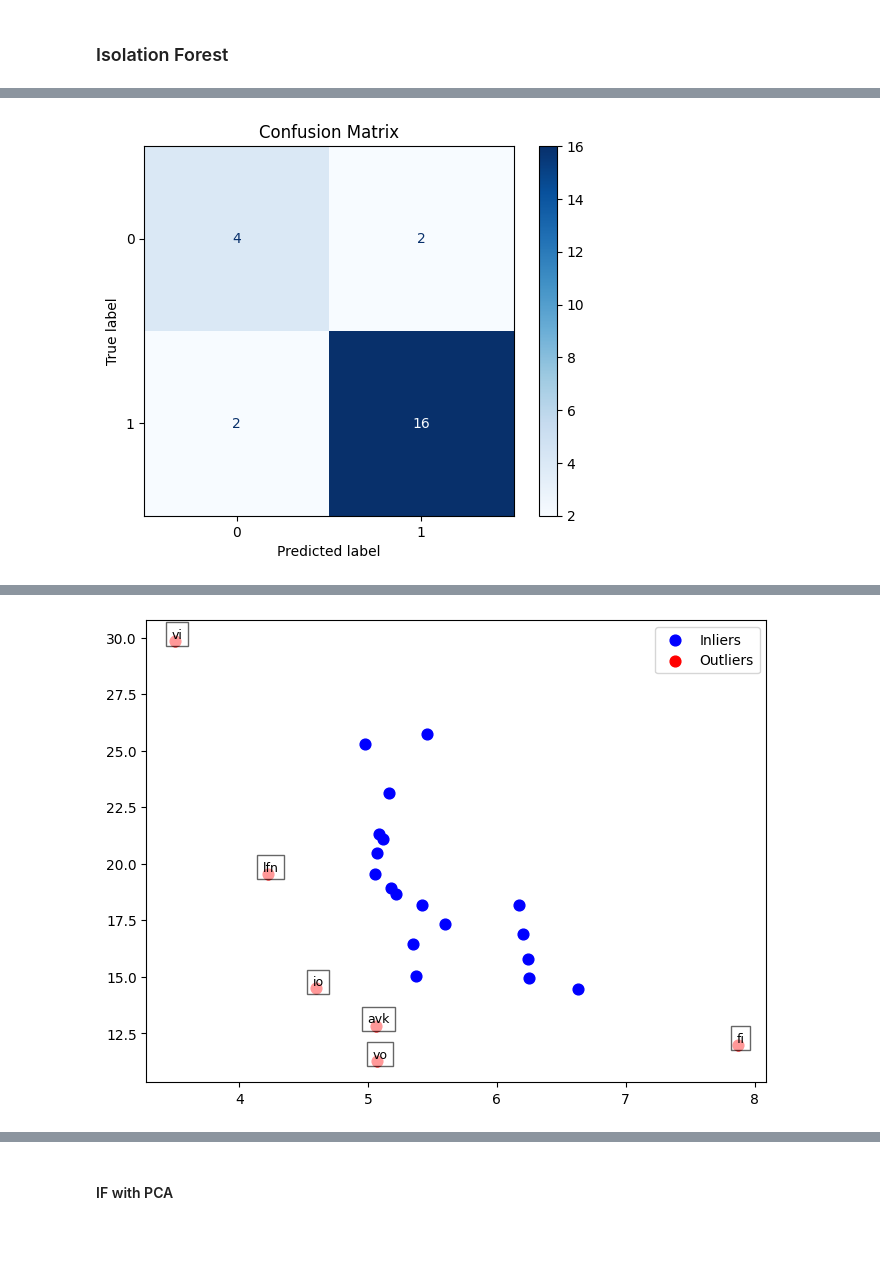
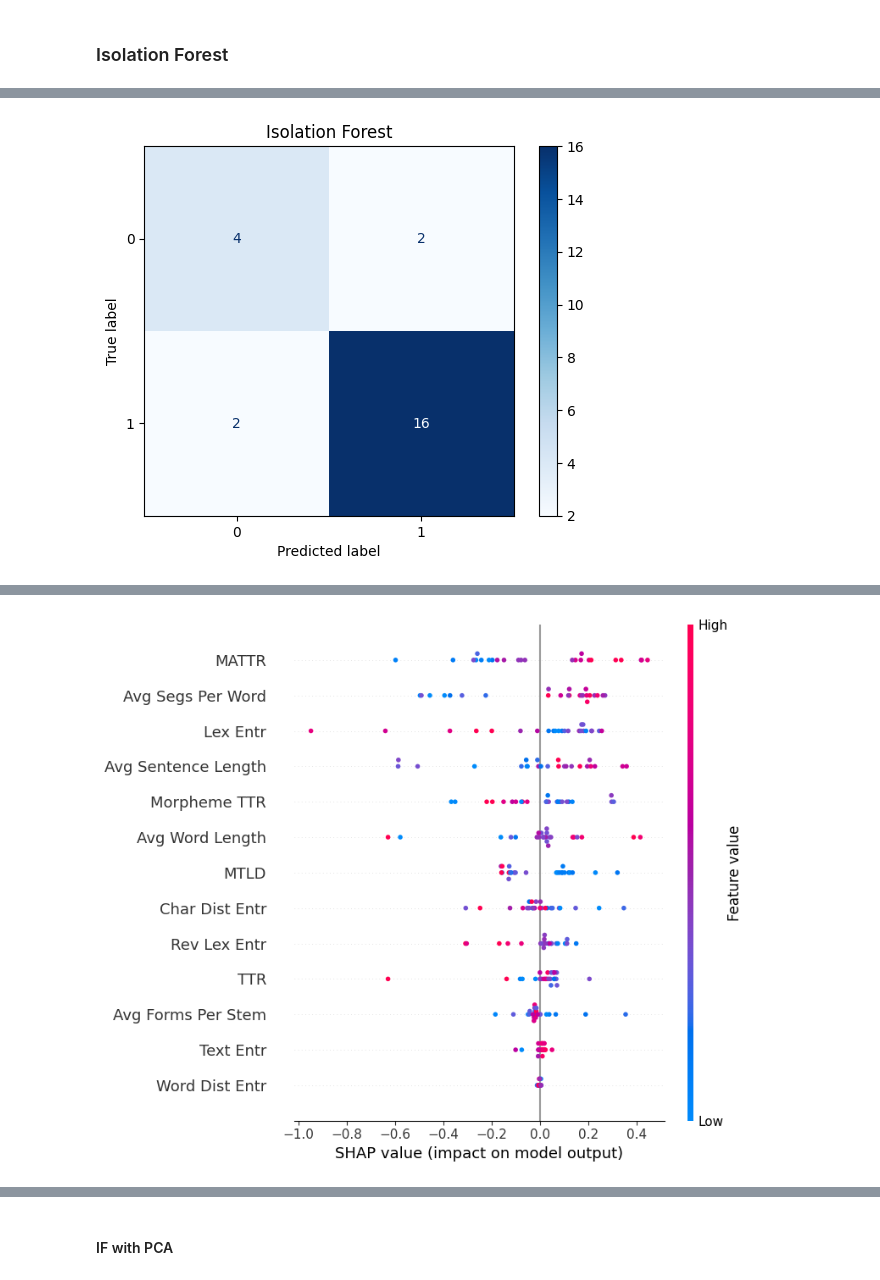
Before and after one commit to kirbergerconnor/iscl-thesis, a Jupyter notebook: anomalydetection.ipynb, the cells around one changed output, grey strips where cells are left out. Cells and saved outputs as stored; diff of their text form; code cells hidden in the pictures; blank space fills up the shorter version.

```diff
--- a/anomalydetection.ipynb
+++ b/anomalydetection.ipynb
@@ -480,35 +470,20 @@ print({n: (y, y_pred) for n, (y, y_pred) in zip(data['Corpus'].values, zip(y, y_
 cm = confusion_matrix(y, y_pred)
 disp = ConfusionMatrixDisplay(cm)
 disp.plot(cmap=plt.cm.Blues)
-plt.title('Confusion Matrix')
-plt.savefig('./results/CM_if.png')
+plt.title('Isolation Forest')
+plt.savefig('./results/CM_if.png', bbox_inches='tight')
 plt.show()
 
-plt.figure(figsize=(8, 6))
-plt.scatter(X_train[y_pred == 1][:, 0], X_train[y_pred == 1][:, 1], label="Inliers", c='blue', s=60)
-plt.scatter(X_train[y_pred == -1][:, 0], X_train[y_pred == -1][:, 1], label="Outliers", c='red', s=60)
-for i, txt in enumerate(data['Corpus']):
-    if y_pred[i] == -1:
-        plt.text(X_train[i, 0] + 0.02, X_train[i, 1] + 0.02, txt, fontsize=9, color='black',
-                 ha='center', va='bottom', bbox=dict(facecolor='white', alpha=0.6))
-# plt.title("Isolation Forest Outliers")
-plt.legend()
-plt.savefig('./results/IF_outliers.png', bbox_inches='tight')
-plt.show()
-
-# # Permutation Feature Importances
-# perm_importances = permutation_importance(ifo, X, y, n_repeats=10, scoring='f1', random_state=42, n_jobs=-1)
-# perm_imp_df = pd.DataFrame({'Feature': data.columns[2:].values, 'Permutation Importance': perm_importances.importances_mean}).sort_values('Permutation Importance', ascending=False)
-# perm_imp_df.to_csv('./results/IF_permutation_importances_df.csv')
-
-# plt.figure(figsize=(6, 6))
-# plt.bar(perm_imp_df['Feature'], perm_imp_df['Permutation Importance'])
-# plt.xlabel('Feature')
-# plt.ylabel('Permutation Importance')
-# # plt.title('Permutation Feature Importance')
-# plt.xticks(rotation=45, ha='right')
-# plt.tight_layout()
-# plt.savefig('./results/IF_permutation_importances.png')
+# plt.figure(figsize=(8, 6))
+# plt.scatter(X_train[y_pred == 1][:, 0], X_train[y_pred == 1][:, 1], label="Inliers", c='blue', s=60)
+# plt.scatter(X_train[y_pred == -1][:, 0], X_train[y_pred == -1][:, 1], label="Outliers", c='red', s=60)
+# for i, txt in enumerate(data['Corpus']):
+#     if y_pred[i] == -1:
+#         plt.text(X_train[i, 0] + 0.02, X_train[i, 1] + 0.02, txt, fontsize=9, color='black',
+#                  ha='center', va='bottom', bbox=dict(facecolor='white', alpha=0.6))
+# # plt.title("Isolation Forest Outliers")
+# plt.legend()
+# plt.savefig('./results/IF_outliers.png', bbox_inches='tight')
 # plt.show()
 
 # SHAP Feature Importances
@@ -518,6 +493,21 @@ shap_values = explainer.shap_values(X_train)
 shap.summary_plot(shap_values, X_train, show=False, feature_names=data.iloc[:,2:].columns.values)
 plt.savefig("./results/IF_SHAP_values.png", bbox_inches='tight')
 plt.show()
+
+# SHAP Feature Importances - Granular Analysis using Degree of Anomaly
+shap.initjs()
+explainer = shap.KernelExplainer(ifo.decision_function, X_train)
+shap_values = explainer(X_train)
+shap.summary_plot(shap_values, X_train, show=False, feature_names=data.iloc[:,2:].columns.values)
+plt.savefig("./results/IF_SHAP_granular.png", bbox_inches='tight')
+plt.show()
+
+# Decision Function Scores
+score = ifo.decision_function(X_train)
+if_score_df = pd.DataFrame(score, columns=['Isolation Forest Scores'])
+temp = pd.concat([data['Corpus'], if_score_df], axis=1)
+decision_scores = pd.concat([temp, ocsvm_score_df], axis=1)
+decision_scores.to_csv('./results/unsupervised_decision_scores_df.csv')
 
 # IF_feature_importance = global_shap_importance(ifo, X_train)
 # print(IF_feature_importance)
@@ -549,4 +539,4 @@ recall           0.666667
 f1               0.666667
 Name: 4168, dtype: object
 {'eo': (-1, 1), 'nl': (1, 1), 'is': (1, 1), 'pl': (1, 1), 'fr': (1, 1), 'vo': (-1, -1), 'af': (1, 1), 'vi': (1, -1), 'oc': (1, 1), 'en': (1, 1), 'it': (1, 1), 'ia': (-1, 1), 'sv': (1, 1), 'lfn': (-1,  ...
-[figure, old version]
+[figure, new version]
@@ -553 +544 @@ Name: 4168, dtype: object
-[figure, old version]
+[figure, new version]
```
Also changed, not shown: parts of 9 cells of this notebook, 31 other files.
